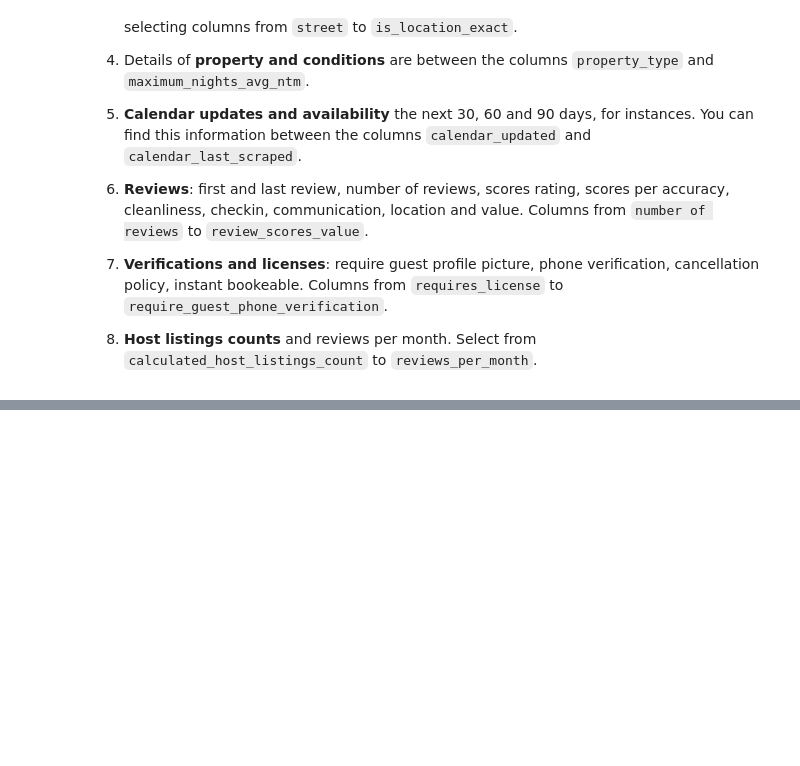
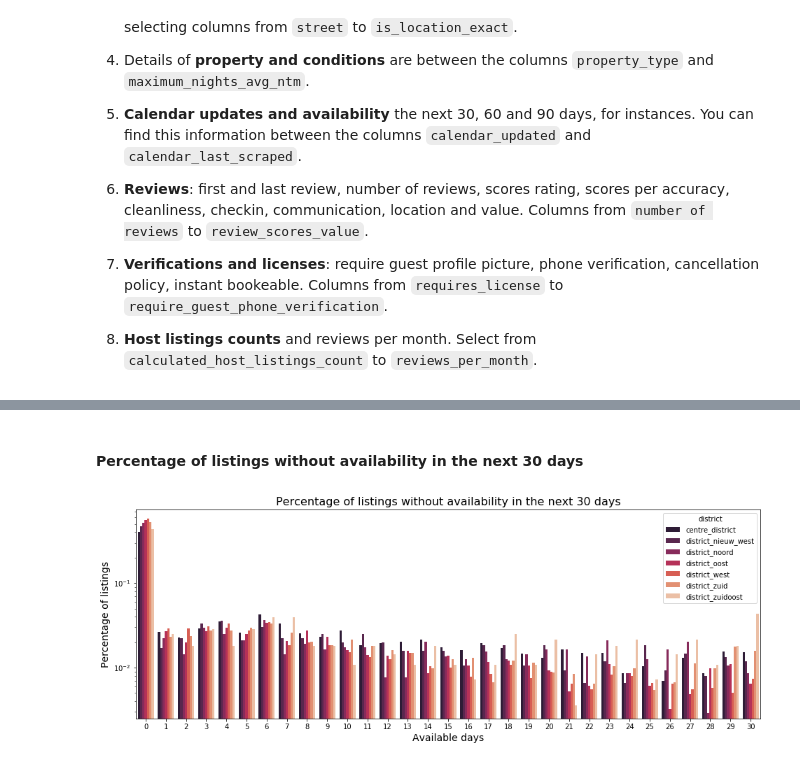
Before and after one commit to Daesparz/airbnb_amsterdam, a Jupyter notebook: Data_analysis/analysis_calendars_time_series.ipynb, the cells around one changed output, grey strips where cells are left out. Drawn from its saved outputs; the diff is of its cells as text; code cells hidden in the pictures; blank space fills up the shorter version.

```diff
--- a/Data_analysis/analysis_calendars_time_series.ipynb
+++ b/Data_analysis/analysis_calendars_time_series.ipynb
@@ -156,0 +344,8 @@ A brief inspection of columns enable us to split them according to the following
+# %%
+available_30 = recent_updates.groupby(['district', 'availability_30']).count().reset_index().loc[:, ['district','availability_30', 'count']]
+# %%
+district = recent_updates.groupby(['district']).count().reset_index().loc[:, ['district', 'count']]
+# %%
+available_30_district = pd.merge(available_30, district, on=['district', 'district'])
+# %%
+available_30_district['percent'] = available_30_district['count_x']/available_30_district['count_y']
@@ -156,0 +361,15 @@ A brief inspection of columns enable us to split them according to the following
+# %% [markdown]
+#### Percentage of listings without availability in the next 30 days
+# %%
+_ = plt.figure(figsize=(16, 5.5))
+_ = plt.yscale('log')
+_ = sns.barplot(x='availability_30',
+                y='percent',
+                palette='rocket',
+                hue='district',
+                data=available_30_district)
+_ = plt.xlabel('Available days', size=14)
+_ = plt.ylabel('Percentage of listings', size=14)
+_ = plt.title('Percentage of listings without availability in the next 30 days', size=16)
+# %% [output]
+[figure, added]
```
Also changed, not shown: parts of 32 cells of this notebook, 2 other files.
